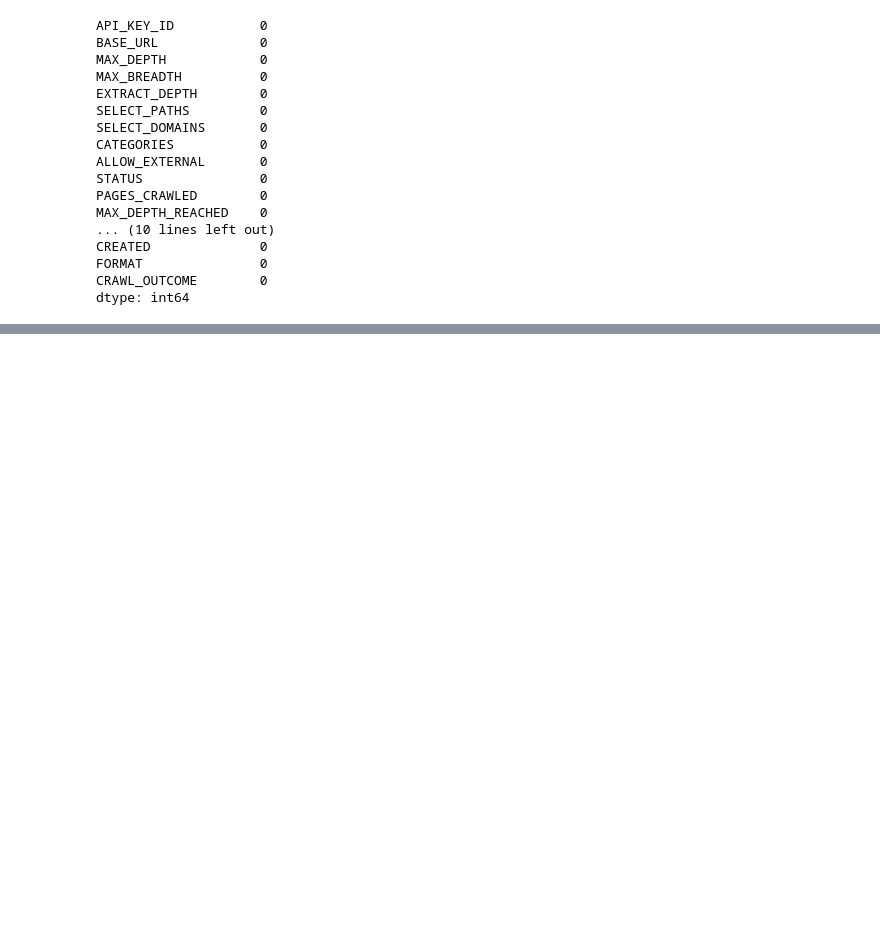
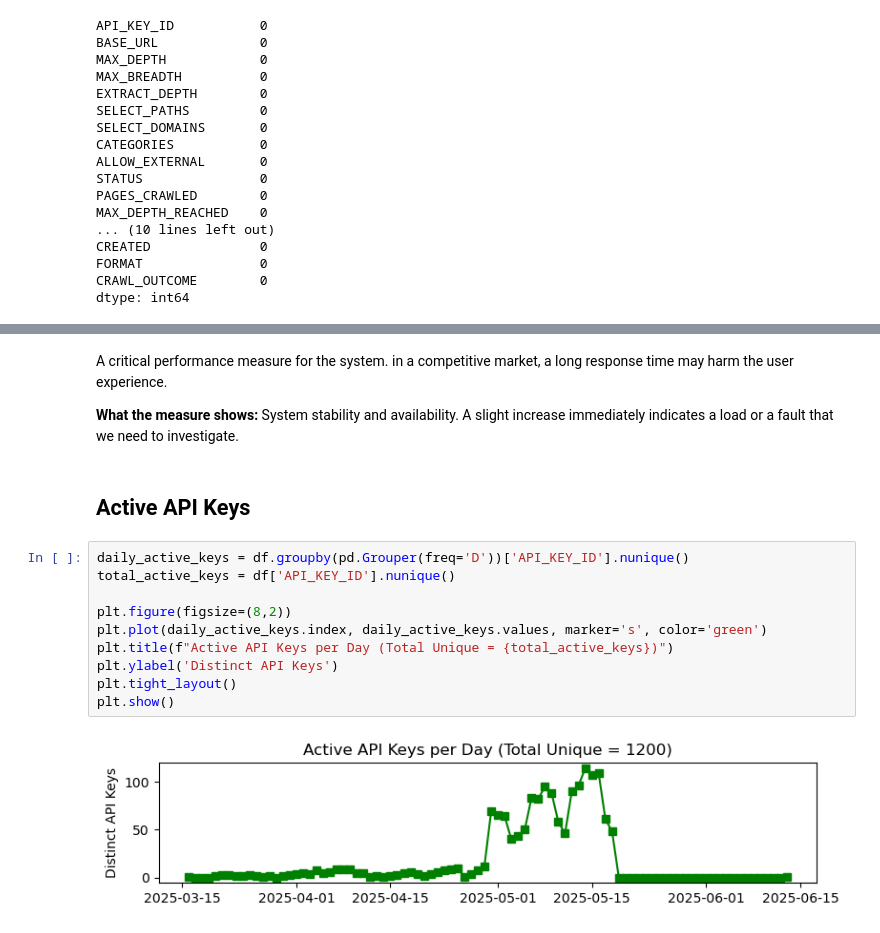
Before and after one commit to jonatanBuga/tavily-data-analysis, a Jupyter notebook: part B/dashboard_analysis.ipynb, the cells around one changed output, grey strips where cells are left out. Saved outputs shown, nothing was run; the diff lists cells and outputs as text; blank space fills up the shorter version.

```diff
--- a/part B/dashboard_analysis.ipynb
+++ b/part B/dashboard_analysis.ipynb
@@ -105,0 +147,18 @@ dtype: int64
+# %% [markdown]
+A critical performance measure for the system. in a competitive market, a long response time may harm the user experience.
+
+**What the measure shows:** System stability and availability. A slight increase immediately indicates a load or a fault that we need to investigate.
+# %% [markdown]
+## Active API Keys
+# %%
+daily_active_keys = df.groupby(pd.Grouper(freq='D'))['API_KEY_ID'].nunique()
+total_active_keys = df['API_KEY_ID'].nunique()
+
+plt.figure(figsize=(8,2))
+plt.plot(daily_active_keys.index, daily_active_keys.values, marker='s', color='green')
+plt.title(f"Active API Keys per Day (Total Unique = {total_active_keys})")
+plt.ylabel('Distinct API Keys')
+plt.tight_layout()
+plt.show()
+# %% [output]
+[figure, added]
```
Also changed, not shown: parts of 27 cells of this notebook.
